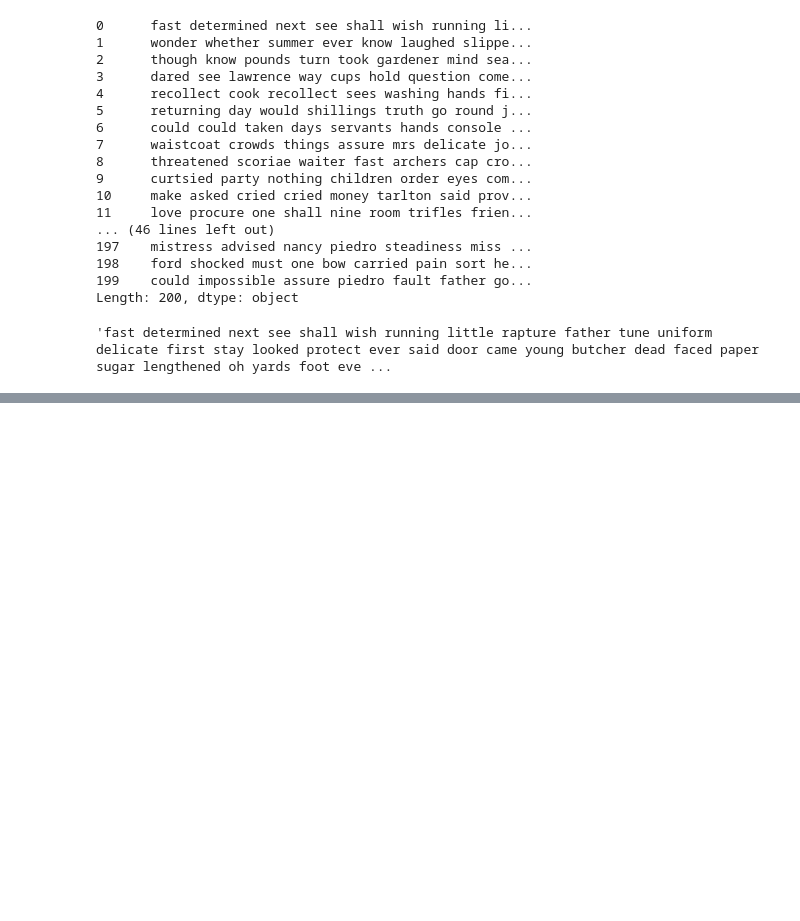
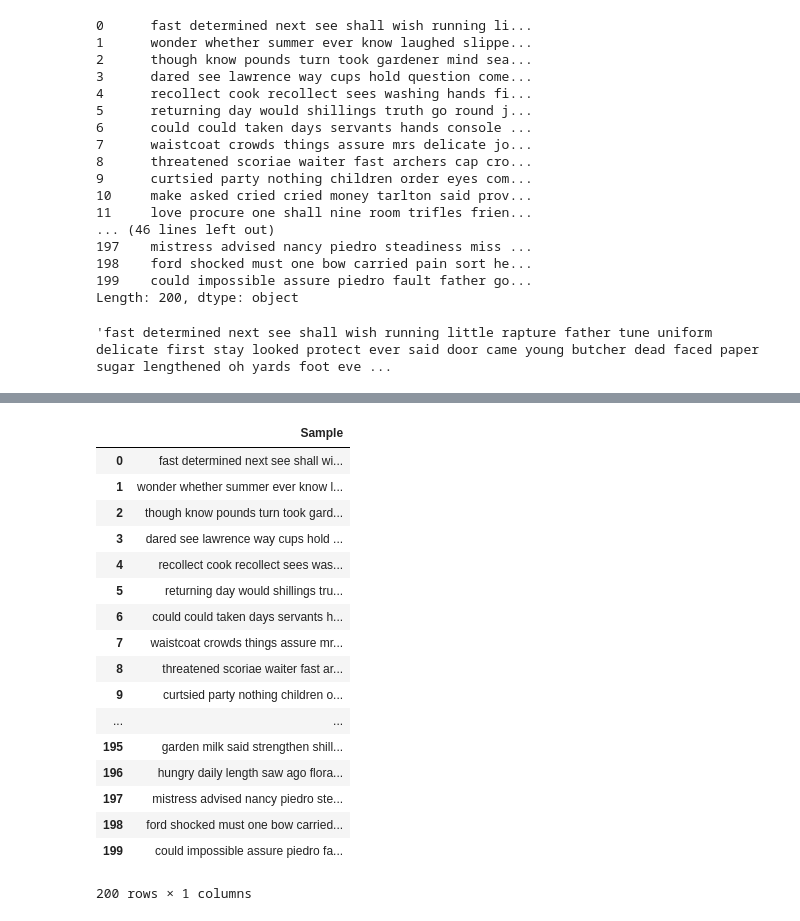
Before and after one commit to rashinagpal/NLP-Guttenberg-Classification, a Jupyter notebook: Classification.ipynb, the cells around one changed output, grey strips where cells are left out. Saved outputs shown, nothing was run; the diff lists cells and outputs as text; code cells hidden in the pictures; blank space fills up the shorter version.

Commit message:
column labelling

```diff
--- a/Classification.ipynb
+++ b/Classification.ipynb
@@ -148,0 +162,23 @@ len()
+# %%
+f = pd.DataFrame(f, columns=['Sample'])
+# %%
+f
+# %% [output]
+|  | Sample |
+| 0 | fast determined next see shall wi... |
+| 1 | wonder whether summer ever know l... |
+| 2 | though know pounds turn took gard... |
+| 3 | dared see lawrence way cups hold ... |
+| 4 | recollect cook recollect sees was... |
+| 5 | returning day would shillings tru... |
+| 6 | could could taken days servants h... |
+| 7 | waistcoat crowds things assure mr... |
+| 8 | threatened scoriae waiter fast ar... |
+| 9 | curtsied party nothing children o... |
+| ... | ... |
+| 195 | garden milk said strengthen shill... |
+| 196 | hungry daily length saw ago flora... |
+| 197 | mistress advised nancy piedro ste... |
+| 198 | ford shocked must one bow carried... |
+| 199 | could impossible assure piedro fa... |
+200 rows × 1 columns
```
Also changed, not shown: parts of 7 cells of this notebook.
